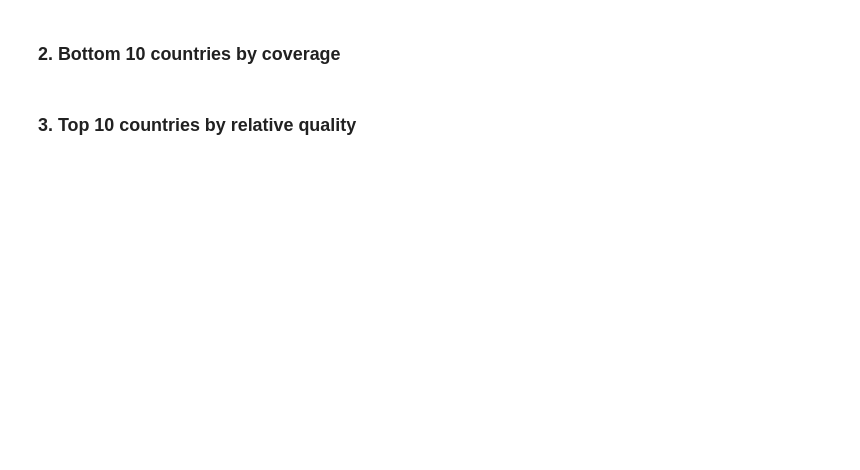
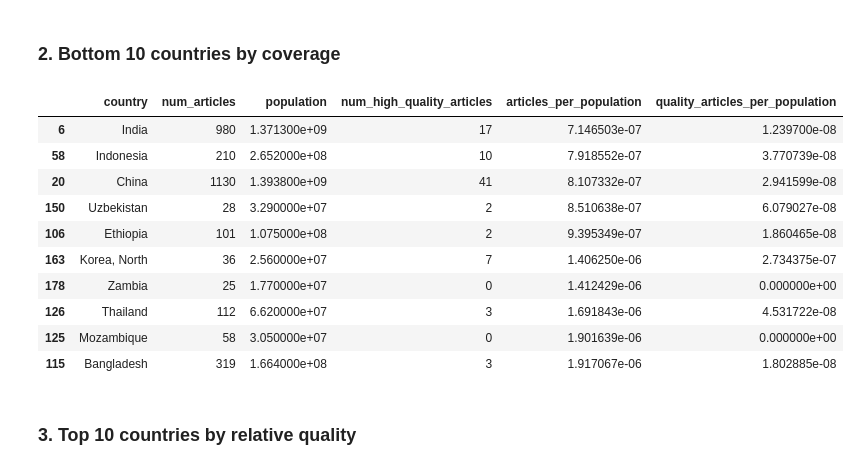
Before and after one commit to TaraWilson17/data512, a Jupyter notebook: A2/hcds-a2-bias-in-data.ipynb, the cells around one changed output. Cells and saved outputs as stored; diff of their text form; code cells hidden in the pictures; blank space fills up the shorter version.

```diff
--- a/A2/hcds-a2-bias-in-data.ipynb
+++ b/A2/hcds-a2-bias-in-data.ipynb
@@ -180,4 +201,18 @@ ValueError: Length of values does not match length of index
 # %% [markdown]
 ### 2. Bottom 10 countries by coverage
+# %%
+article_stats.nsmallest(10, "articles_per_population")
+# %% [output]
+|  | country | num_articles | population | num_high_quality_articles | articles_per_population | quality_articles_per_population |
+| 6 | India | 980 | 1.371300e+09 | 17 | 7.146503e-07 | 1.239700e-08 |
+| 58 | Indonesia | 210 | 2.652000e+08 | 10 | 7.918552e-07 | 3.770739e-08 |
+| 20 | China | 1130 | 1.393800e+09 | 41 | 8.107332e-07 | 2.941599e-08 |
+| 150 | Uzbekistan | 28 | 3.290000e+07 | 2 | 8.510638e-07 | 6.079027e-08 |
+| 106 | Ethiopia | 101 | 1.075000e+08 | 2 | 9.395349e-07 | 1.860465e-08 |
+| 163 | Korea, North | 36 | 2.560000e+07 | 7 | 1.406250e-06 | 2.734375e-07 |
+| 178 | Zambia | 25 | 1.770000e+07 | 0 | 1.412429e-06 | 0.000000e+00 |
+| 126 | Thailand | 112 | 6.620000e+07 | 3 | 1.691843e-06 | 4.531722e-08 |
+| 125 | Mozambique | 58 | 3.050000e+07 | 0 | 1.901639e-06 | 0.000000e+00 |
+| 115 | Bangladesh | 319 | 1.664000e+08 | 3 | 1.917067e-06 | 1.802885e-08 |
 # %% [markdown]
 ### 3. Top 10 countries by relative quality
```
Also changed, not shown: parts of 8 cells of this notebook.
